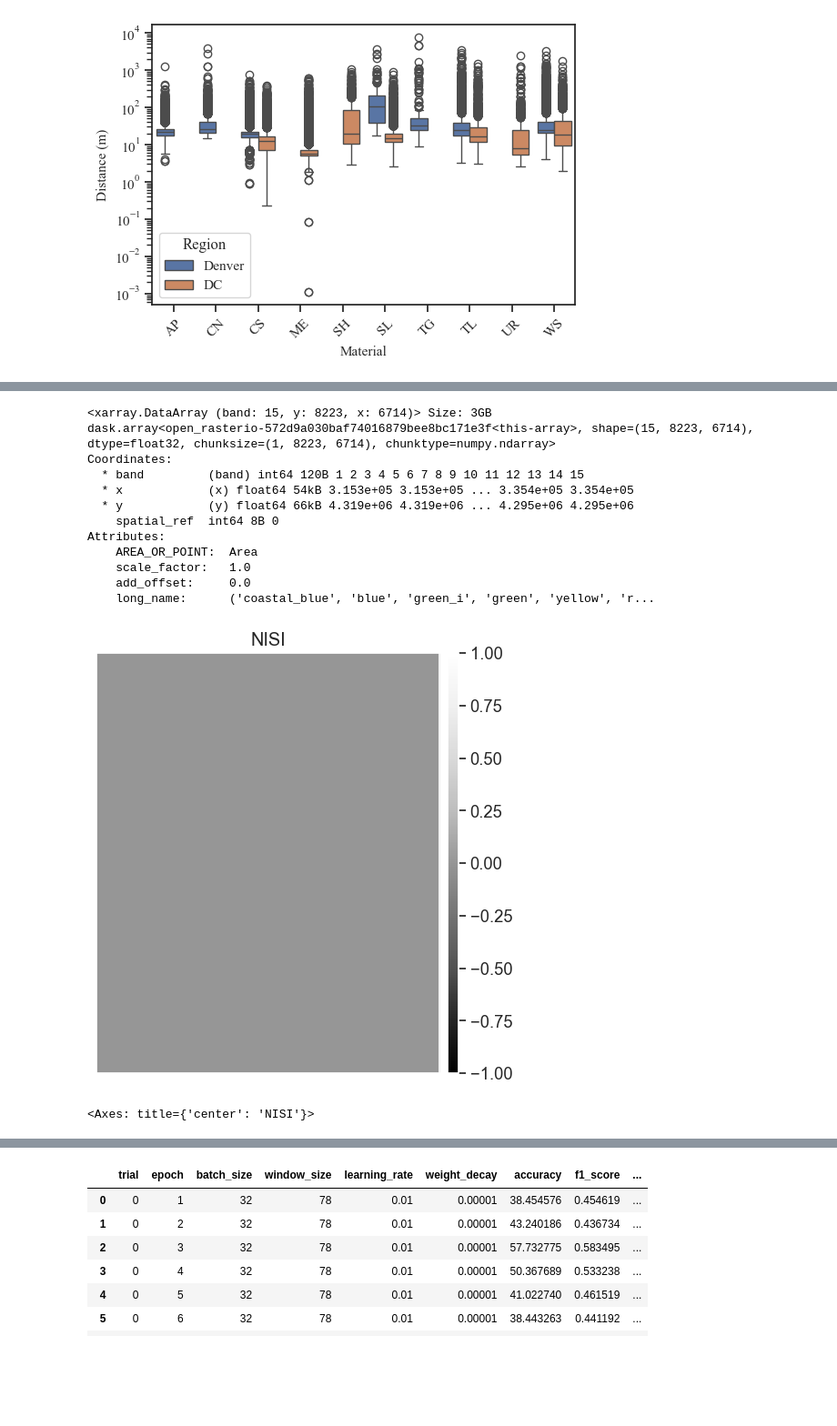
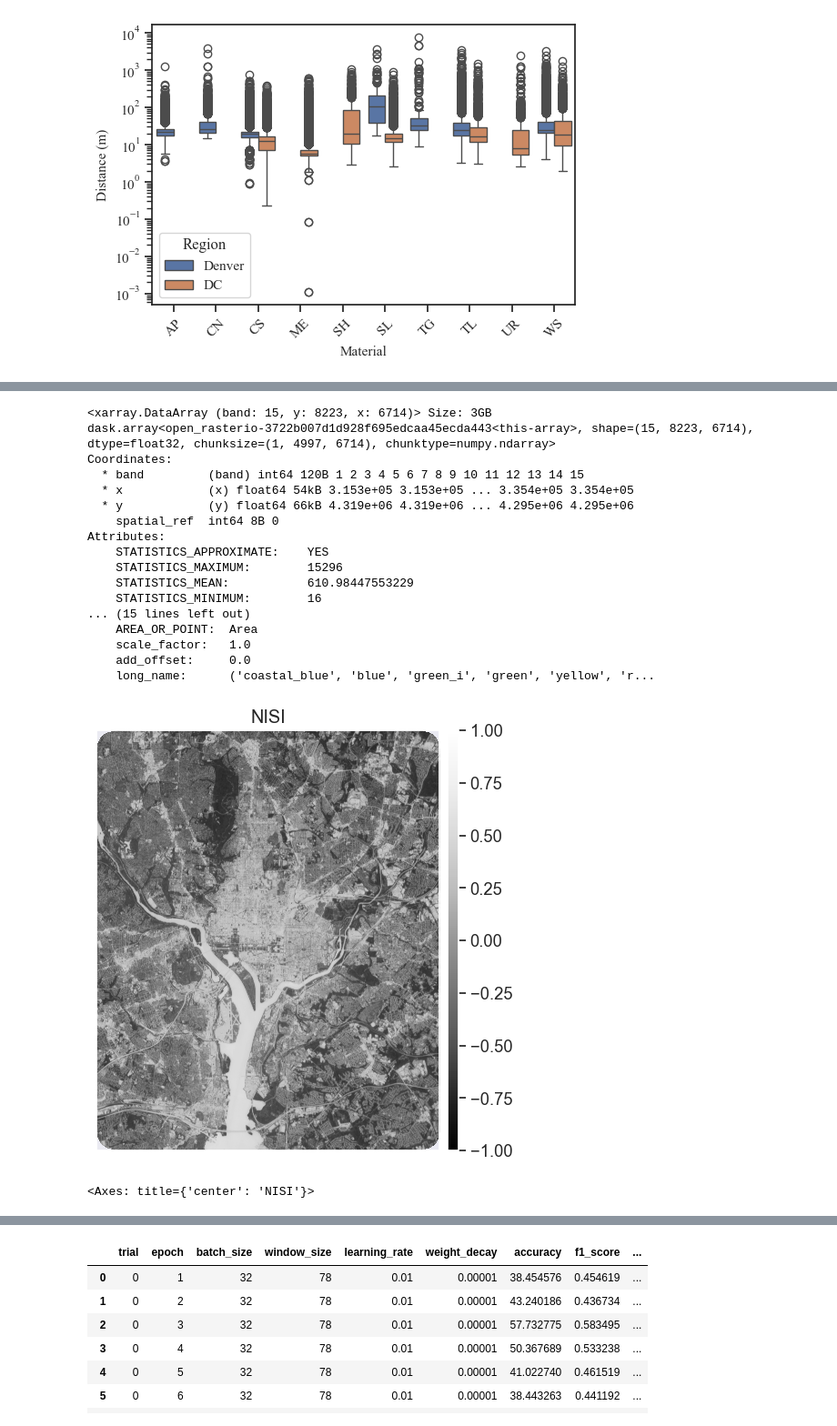
Before and after one commit to maxwellCcook/rooftop-mapping, a Jupyter notebook: code/_manuscript_figures.ipynb, the cells around one changed output, grey strips where cells are left out. Shown at 91% size. Cells and saved outputs as stored; diff of their text form; code cells hidden in the pictures; blank space fills up the shorter version.

Commit message:
Updates to supplement figures

```diff
--- a/code/_manuscript_figures.ipynb
+++ b/code/_manuscript_figures.ipynb
@@ -357,36 +367,41 @@ area_dist_stats['Denver'] # check the table result
 # %%
 # Figure S1. Band correlation matrices
-# load the original PSB.SD bands
+# load the DC stack
 fp = os.path.join(projdir,'data/spatial/mod/dc_data/planet-data/dc_0623_psscene8b_stack.tif')
-da = rxr.open_rasterio(fp, masked=True, cache=False, chunks='auto')
+dc_stack = rxr.open_rasterio(fp, masked=True, cache=False, chunks='auto')
 print(da)
-# # load the full stack
-# fp = os.path.join(projdir,'data/spatial/mod/dc_data/planet-data/dc_0623_psscene8b_final_norm.tif')
-# stack = rxr.open_rasterio(fp, masked=True, cache=False, chunks='auto')
-# print(f"\n{stack}")
+# load the full stack
+fp = os.path.join(projdir,'data/spatial/mod/denver_data/planet-data/denver_0815_psscene8b_stack.tif')
+denver_stack = rxr.open_rasterio(fp, masked=True, cache=False, chunks='auto')
+print(f"\n{denver_stack}")
 # %% [output]
 <xarray.DataArray (band: 15, y: 8223, x: 6714)> Size: 3GB
-dask.array<open_rasterio-572d9a030baf74016879bee8bc171e3f<this-array>, shape=(15, 8223, 6714), dtype=float32, chunksize=(1, 8223, 6714), chunktype=numpy.ndarray>
+dask.array<open_rasterio-3722b007d1d928f695edcaa45ecda443<this-array>, shape=(15, 8223, 6714), dtype=float32, chunksize=(1, 4997, 6714), chunktype=numpy.ndarray>
 Coordinates:
   * band         (band) int64 120B 1 2 3 4 5 6 7 8 9 10 11 12 13 14 15
   * x            (x) float64 54kB 3.153e+05 3.153e+05 ... 3.354e+05 3.354e+05
   * y            (y) float64 66kB 4.319e+06 4.319e+06 ... 4.295e+06 4.295e+06
     spatial_ref  int64 8B 0
 Attributes:
+    STATISTICS_APPROXIMATE:    YES
+    STATISTICS_MAXIMUM:        15296
+    STATISTICS_MEAN:           610.98447553229
+    STATISTICS_MINIMUM:        16
+... (15 lines left out)
     AREA_OR_POINT:  Area
     scale_factor:   1.0
     add_offset:     0.0
     long_name:      ('coastal_blue', 'blue', 'green_i', 'green', 'yellow', 'r...
 # %%
-import earthpy.plot as ep
+# check on one of the bands
 ep.plot_bands(
-    da[13].squeeze(),
+    dc_stack[13].squeeze(),
     scale=False,
     vmin=-1,vmax=1,
     title="NISI",
     figsize=(6,6))
 # %% [output]
-[figure, old version]
+[figure, new version]
 <Axes: title={'center': 'NISI'}>
 # %%
 # Get the correlation matrix
```
Also changed, not shown: parts of 7 cells of this notebook, 9 other files.
